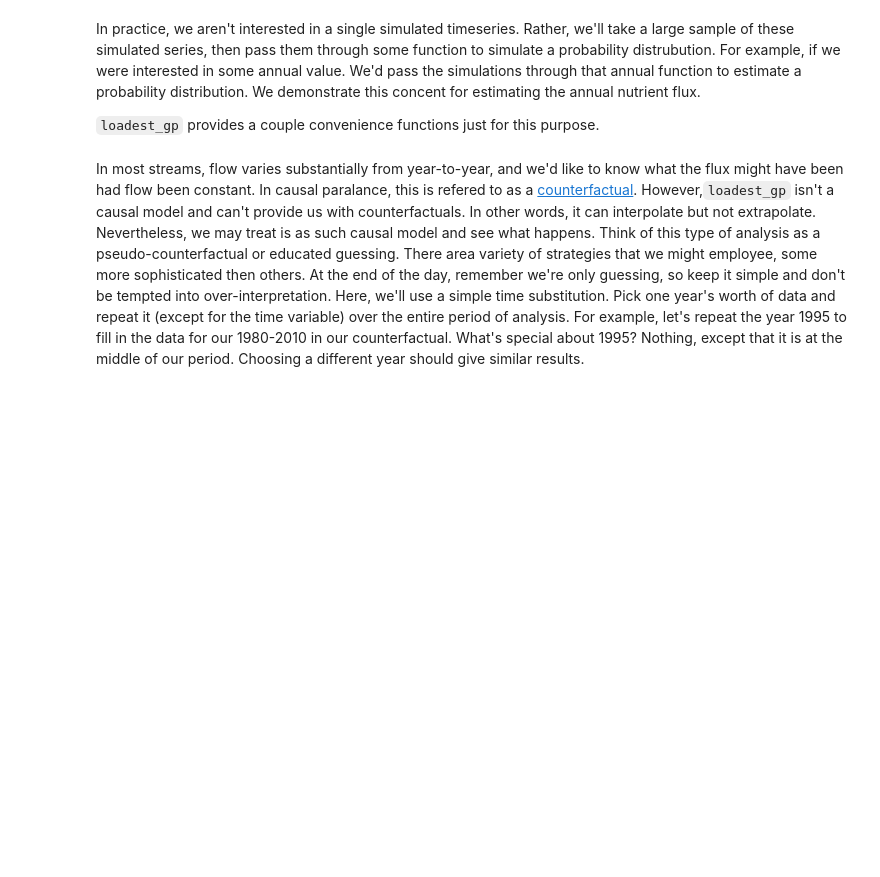
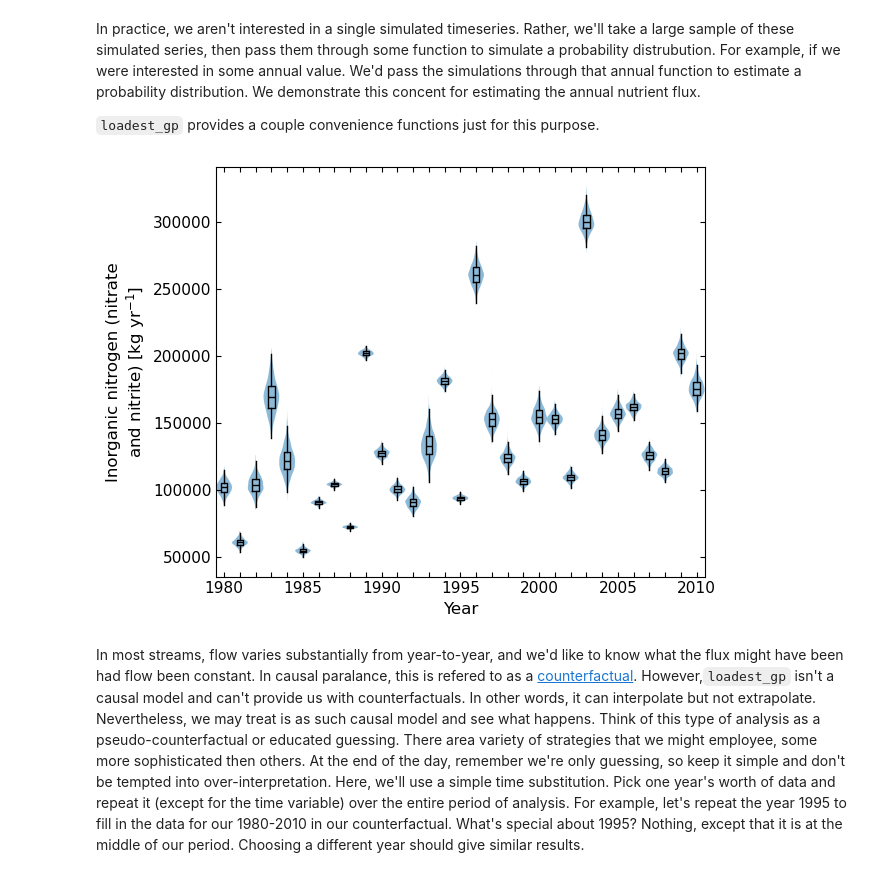
Before and after one commit to thodson-usgs/discontinuum, a Jupyter notebook: docs/source/notebooks/loadest-gp-demo.ipynb, the cells around one changed output. Saved outputs shown, nothing was run; the diff lists cells and outputs as text; code cells hidden in the pictures; blank space fills up the shorter version.

```diff
--- a/docs/source/notebooks/loadest-gp-demo.ipynb
+++ b/docs/source/notebooks/loadest-gp-demo.ipynb
@@ -92,8 +153,29 @@ In practice, we aren't interested in a single simulated timeseries. Rather, we'l
 # %%
 from loadest_gp.utils import concentration_to_flux, plot_annual_flux
 
 flux = concentration_to_flux(sim, sim_slice['flow'])
-_ = plot_annual_flux(flux)
+# _ = plot_annual_flux(flux)
+
+annual = flux.resample(time="YE").sum()
+annual.attrs["units"] = "kilograms per year"
+
+fig, ax = plt.subplots()
+parts = ax.violinplot(annual, widths=1, showextrema=False)
+for pc in parts['bodies']:
+    # pc.set_facecolor()
+    pc.set_alpha(0.5)
+
+_ = ax.boxplot(annual, widths=0.4, showcaps=False, showfliers=False, medianprops={'color': 'black'})
+years = annual.time.dt.year.values
+labels = ["" if (year % 5 != 0) else year for year in years]
+_ = ax.set_xticklabels(labels)
+_ = ax.set_ylabel('Inorganic nitrogen (nitrate\nand nitrite) [kg yr$^{-1}$]', fontsize=12)
+_ = ax.set_xlabel("Year", fontsize=12)
+ax.tick_params(axis="both", which='both', direction='in', bottom=True, top=True, right=True, left=True, labelsize=11)
+plt.tight_layout()
+fig.savefig('annual_loads.pdf')
+# %% [output]
+[figure, added]
 # %% [markdown]
 In most streams, flow varies substantially from year-to-year,
 and we'd like to know what the flux might have been had flow been constant.
```
Also changed, not shown: parts of 6 cells of this notebook, 1 other file.
